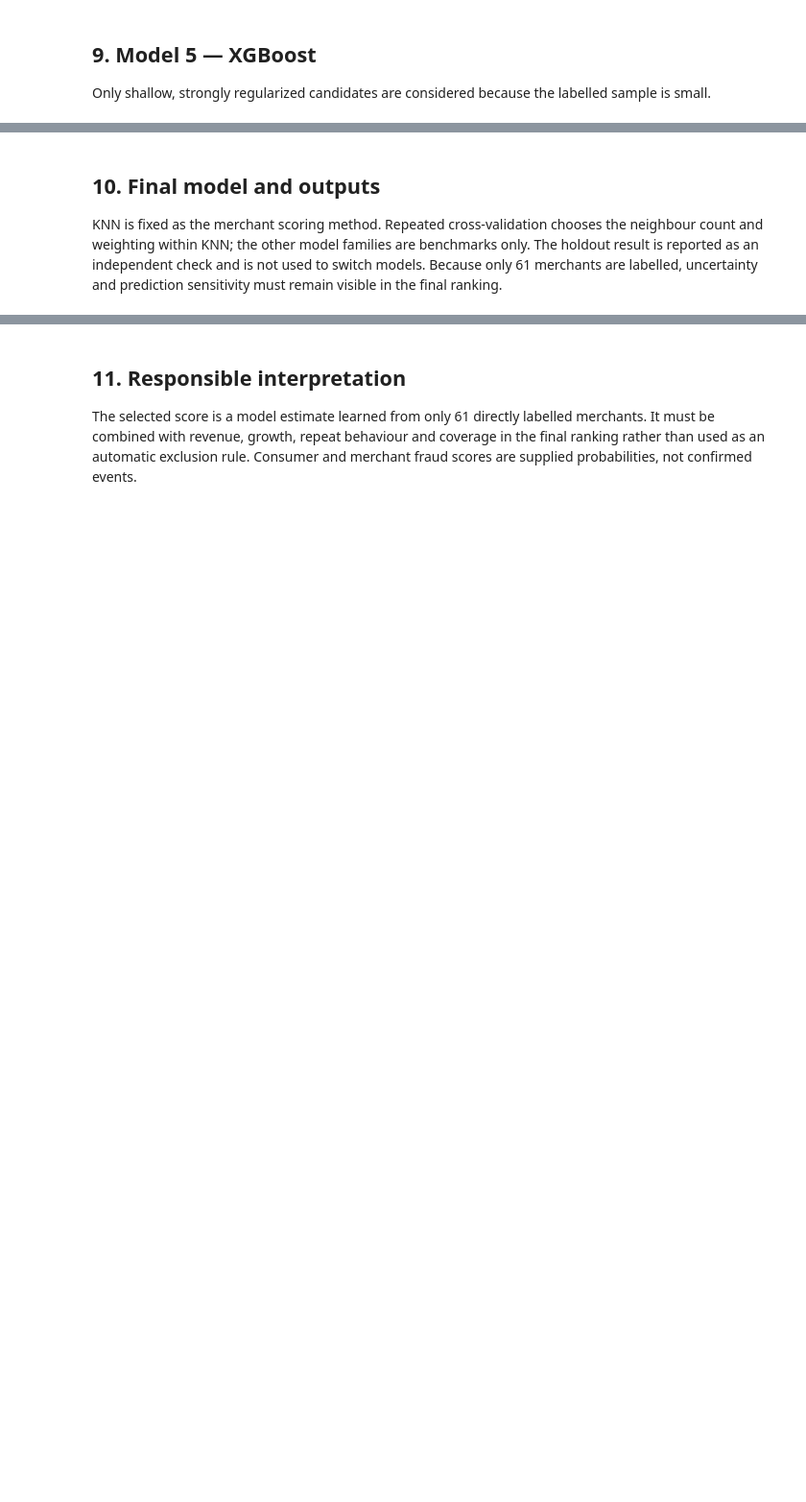
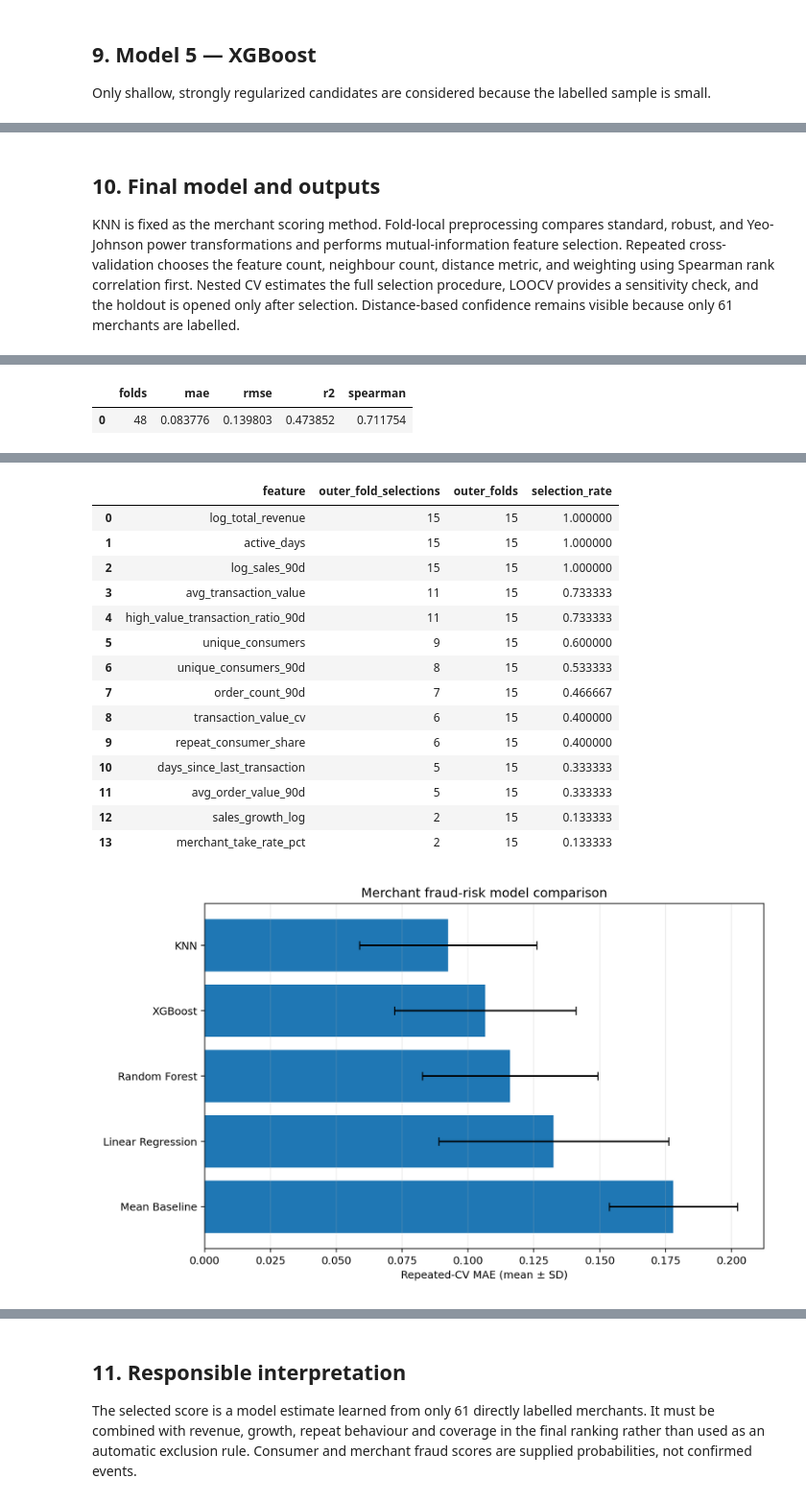
Before and after one commit to yixxx111/MAST30034-Project-2-Group-50, a Jupyter notebook: member4_fraud/code/merchant_fraud_analysis.ipynb, the cells around one changed output, grey strips where cells are left out. Shown at 96% size. Drawn from its saved outputs; the diff is of its cells as text; code cells hidden in the pictures; blank space fills up the shorter version.

Commit message:
Improve KNN validation and prediction confidence

```diff
--- a/member4_fraud/code/merchant_fraud_analysis.ipynb
+++ b/member4_fraud/code/merchant_fraud_analysis.ipynb
@@ -125,11 +279,16 @@ display(tuning.query("model == 'XGBoost'").sort_values(['cv_mae_mean', 'cv_rmse_
 # %% [markdown]
 ## 10. Final model and outputs
 
-KNN is fixed as the merchant scoring method. Repeated cross-validation chooses the neighbour count and weighting within KNN; the other model families are benchmarks only. The holdout result is reported as an independent check and is not used to switch models. Because only 61 merchants are labelled, uncertainty and prediction sensitivity must remain visible in the final ranking.
+KNN is fixed as the merchant scoring method. Fold-local preprocessing compares standard, robust, and Yeo-Johnson power transformations and performs mutual-information feature selection. Repeated cross-validation chooses the feature count, neighbour count, distance metric, and weighting using Spearman rank correlation first. Nested CV estimates the full selection procedure, LOOCV provides a sensitivity check, and the holdout is opened only after selection. Distance-based confidence remains visible because only 61 merchants are labelled.
 # %%
 comparison = pd.read_csv(OUTPUT_DIR / 'merchant_model_comparison.csv')
-display(comparison, forms)
+nested_summary = pd.read_csv(OUTPUT_DIR / 'merchant_nested_cv_summary.csv')
+loocv_summary = pd.read_csv(OUTPUT_DIR / 'merchant_loocv_summary.csv')
+selected_features = pd.read_csv(OUTPUT_DIR / 'merchant_selected_features.csv')
+feature_stability = pd.read_csv(OUTPUT_DIR / 'merchant_nested_feature_stability.csv')
+display(comparison, forms, nested_summary, loocv_summary, selected_features, feature_stability)
 display(Image(filename=str(OUTPUT_DIR / 'figures' / 'merchant_model_comparison.png')))
 selected_name = comparison.loc[comparison.selected_by_cv, 'model'].iloc[0]
 if selected_name in {'Random Forest', 'XGBoost'}:
     display(Image(filename=str(OUTPUT_DIR / 'figures' / 'merchant_selected_model_feature_importance.png')))
+# %% [output]
@@ -135,0 +309,2 @@ if selected_name in {'Random Forest', 'XGBoost'}:
+|  | folds | mae | rmse | r2 | spearman |
+| 0 | 48 | 0.083776 | 0.139803 | 0.473852 | 0.711754 |
@@ -136,3 +326,19 @@ if selected_name in {'Random Forest', 'XGBoost'}:
+|  | feature | outer_fold_selections | outer_folds | selection_rate |
+| 0 | log_total_revenue | 15 | 15 | 1.000000 |
+| 1 | active_days | 15 | 15 | 1.000000 |
+| 2 | log_sales_90d | 15 | 15 | 1.000000 |
+| 3 | avg_transaction_value | 11 | 15 | 0.733333 |
+| 4 | high_value_transaction_ratio_90d | 11 | 15 | 0.733333 |
+| 5 | unique_consumers | 9 | 15 | 0.600000 |
+| 6 | unique_consumers_90d | 8 | 15 | 0.533333 |
+| 7 | order_count_90d | 7 | 15 | 0.466667 |
+| 8 | transaction_value_cv | 6 | 15 | 0.400000 |
+| 9 | repeat_consumer_share | 6 | 15 | 0.400000 |
+| 10 | days_since_last_transaction | 5 | 15 | 0.333333 |
+| 11 | avg_order_value_90d | 5 | 15 | 0.333333 |
+| 12 | sales_growth_log | 2 | 15 | 0.133333 |
+| 13 | merchant_take_rate_pct | 2 | 15 | 0.133333 |
+[figure, added]
 # %%
 prediction_path = OUTPUT_DIR / 'merchant_fraud_predictions_all.parquet'
 prediction_audit = duckdb.sql(f"""
```
Also changed, not shown: parts of 12 cells of this notebook, 20 other files.
